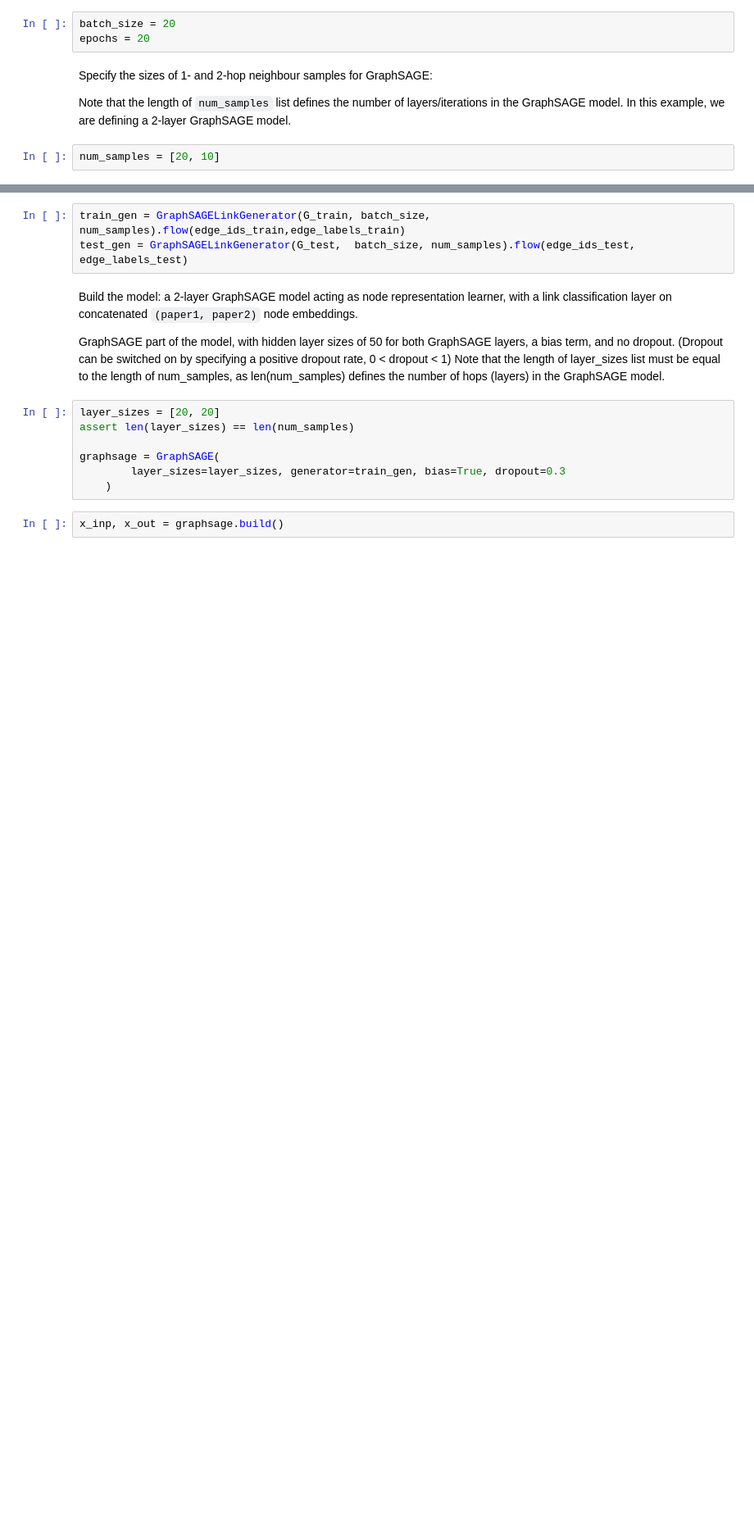
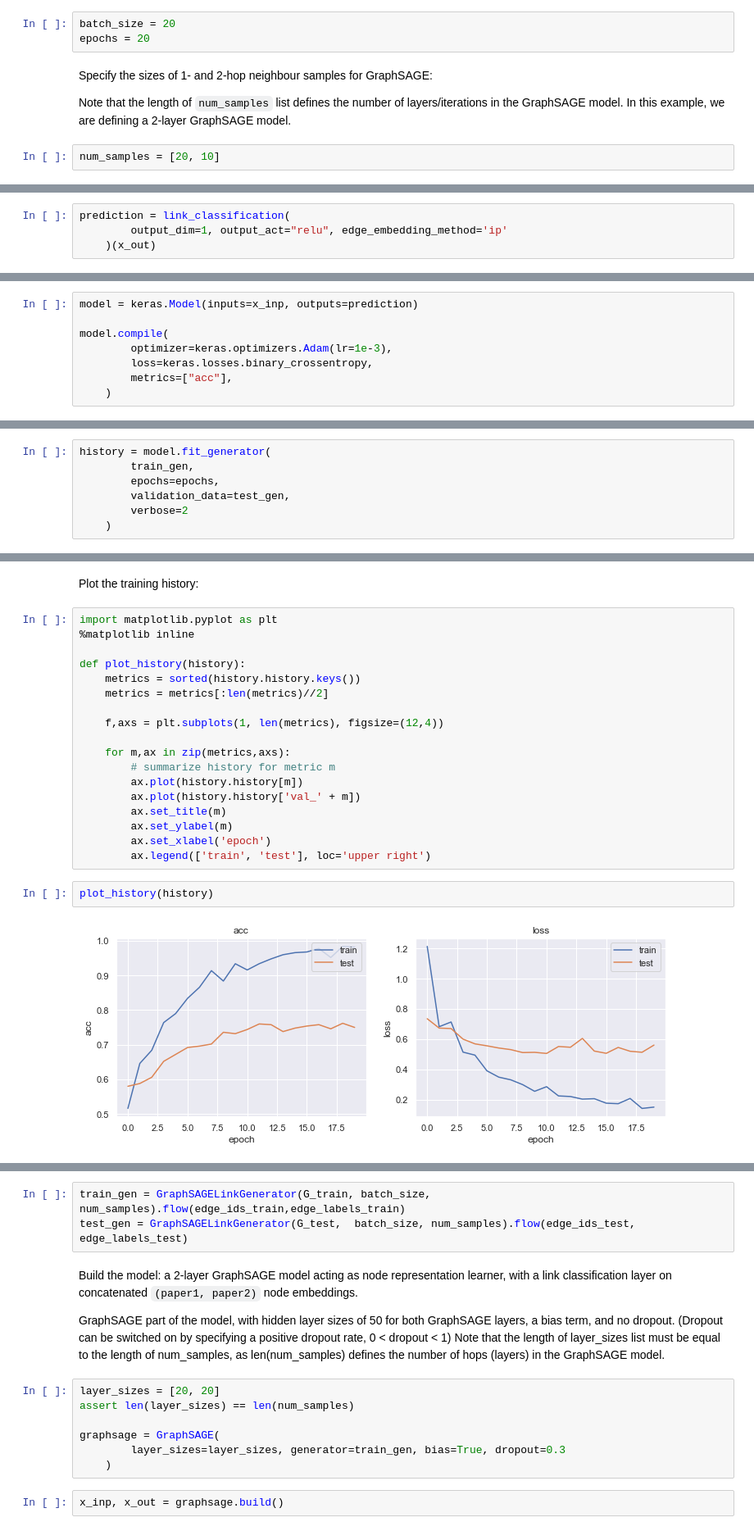
Before and after one commit to stellargraph/stellar-practical-ml-on-graphs, a Jupyter notebook: notebooks/graphsage-link-prediction.ipynb, the cells around one changed output, grey strips where cells are left out. Shown at 82% size. Drawn from its saved outputs; the diff is of its cells as text; blank space fills up the shorter version.

```diff
--- a/notebooks/graphsage-link-prediction.ipynb
+++ b/notebooks/graphsage-link-prediction.ipynb
@@ -190,0 +193,4 @@ num_samples = [20, 10]
+# %%
+prediction = link_classification(
+        output_dim=1, output_act="relu", edge_embedding_method='ip'
+    )(x_out)
@@ -190,0 +201,8 @@ num_samples = [20, 10]
+# %%
+model = keras.Model(inputs=x_inp, outputs=prediction)
+
+model.compile(
+        optimizer=keras.optimizers.Adam(lr=1e-3),
+        loss=keras.losses.binary_crossentropy,
+        metrics=["acc"],
+    )
@@ -190,0 +240,7 @@ num_samples = [20, 10]
+# %%
+history = model.fit_generator(
+        train_gen,
+        epochs=epochs,
+        validation_data=test_gen,
+        verbose=2
+    )
@@ -190,0 +265,24 @@ num_samples = [20, 10]
+# %% [markdown]
+Plot the training history:
+# %%
+import matplotlib.pyplot as plt
+%matplotlib inline
+
+def plot_history(history):
+    metrics = sorted(history.history.keys())
+    metrics = metrics[:len(metrics)//2]
+
+    f,axs = plt.subplots(1, len(metrics), figsize=(12,4))
+
+    for m,ax in zip(metrics,axs):
+        # summarize history for metric m
+        ax.plot(history.history[m])
+        ax.plot(history.history['val_' + m])
+        ax.set_title(m)
+        ax.set_ylabel(m)
+        ax.set_xlabel('epoch')
+        ax.legend(['train', 'test'], loc='upper right')
+# %%
+plot_history(history)
+# %% [output]
+[figure, added]
```
Also changed, not shown: parts of 101 cells of this notebook, 1 other file.
